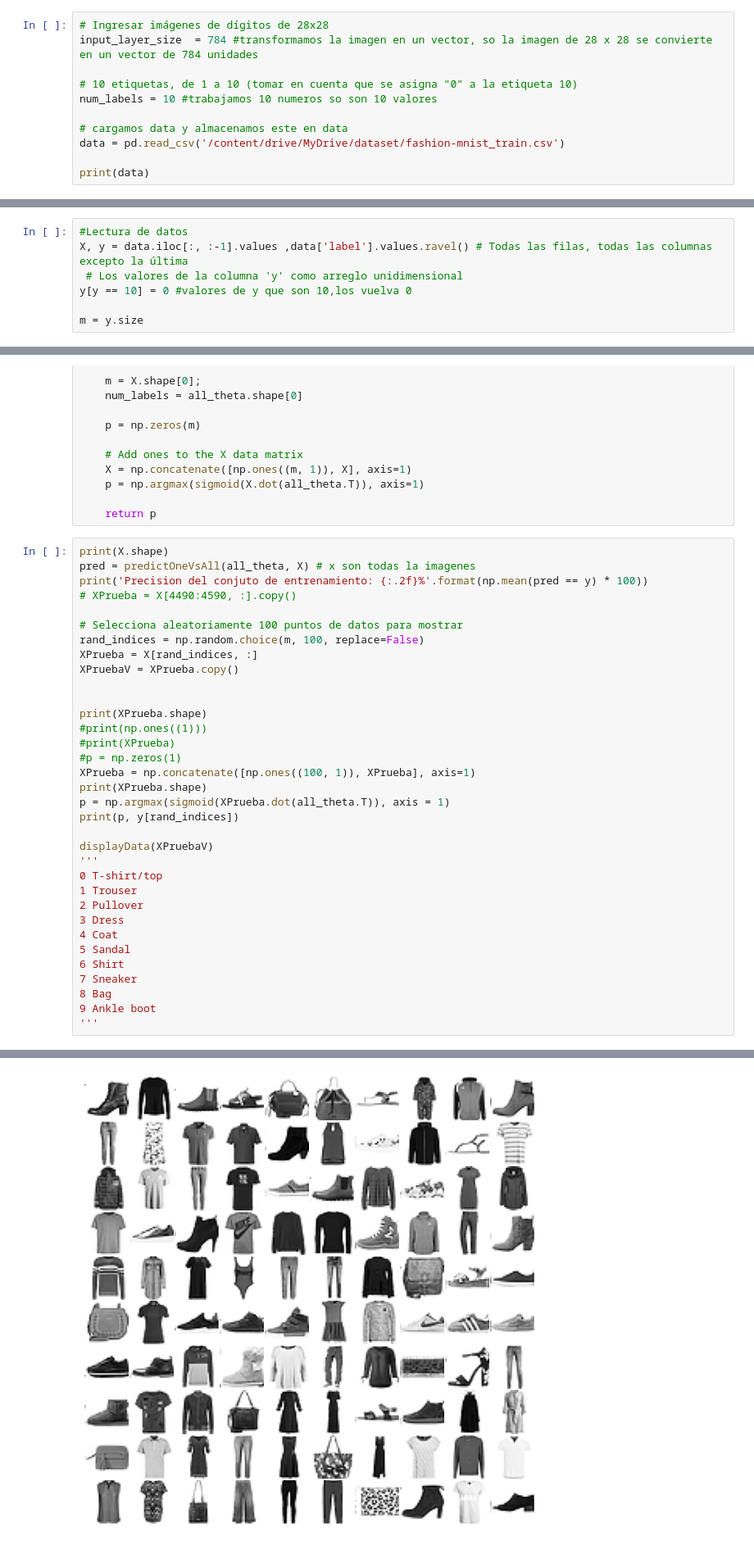
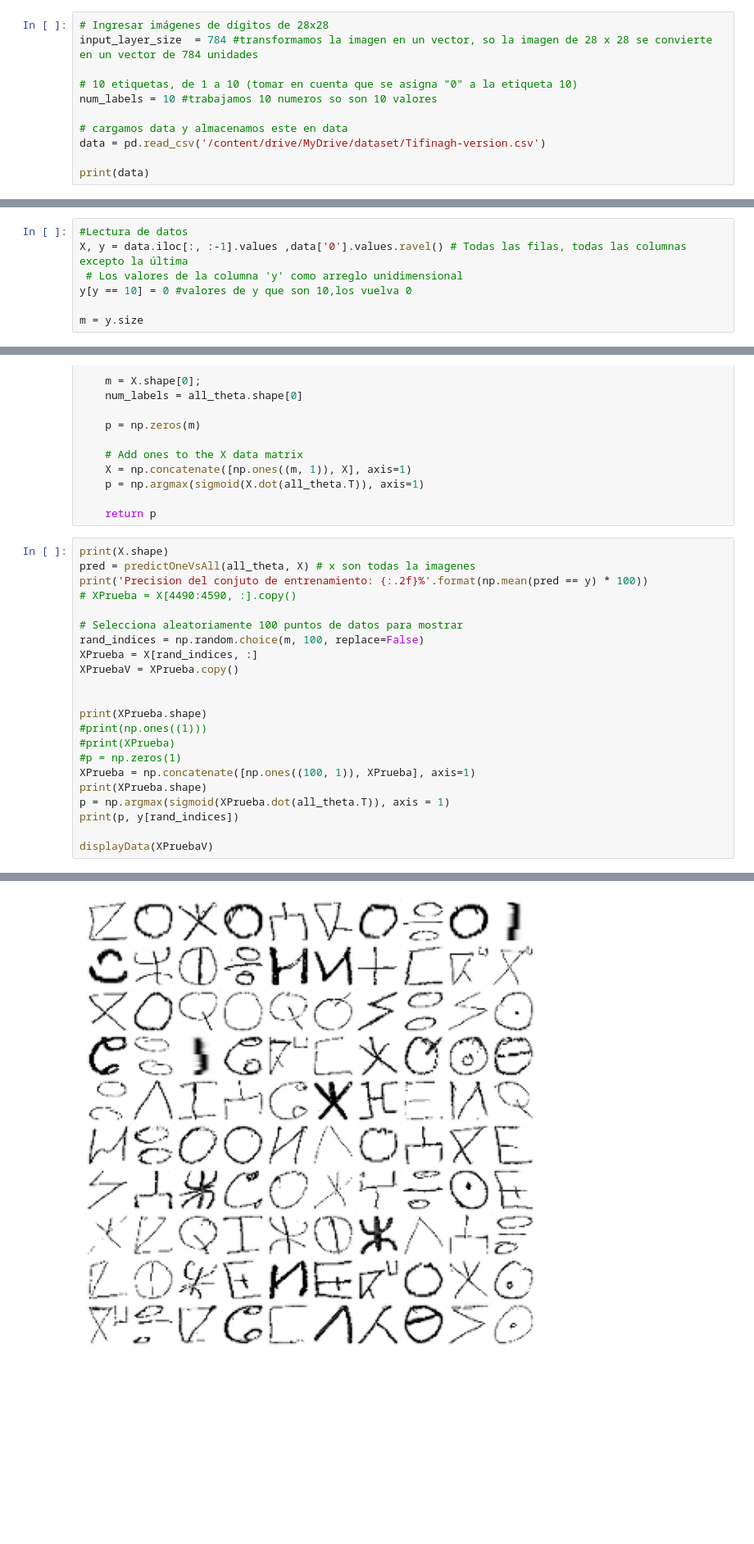
Before and after one commit to camiPadilla/SIS420CP, a Jupyter notebook: OneVsAll_Final.ipynb, the cells around one changed output, grey strips where cells are left out. Shown at 82% size. Cells and saved outputs as stored; diff of their text form; blank space fills up the shorter version.

```diff
--- a/OneVsAll_Final.ipynb
+++ b/OneVsAll_Final.ipynb
@@ -36,7 +36,7 @@ input_layer_size  = 784 #transformamos la imagen en un vector, so la imagen de 2
 num_labels = 10 #trabajamos 10 numeros so son 10 valores
 
 # cargamos data y almacenamos este en data
-data = pd.read_csv('/content/drive/MyDrive/dataset/fashion-mnist_train.csv')
+data = pd.read_csv('/content/drive/MyDrive/dataset/Tifinagh-version.csv')
 
 print(data)
 # %% [output]
@@ -76,6 +87,6 @@ data
 # %%
 #Lectura de datos
-X, y = data.iloc[:, :-1].values ,data['label'].values.ravel() # Todas las filas, todas las columnas excepto la última
+X, y = data.iloc[:, :-1].values ,data['0'].values.ravel() # Todas las filas, todas las columnas excepto la última
  # Los valores de la columna 'y' como arreglo unidimensional
 y[y == 10] = 0 #valores de y que son 10,los vuelva 0
 
@@ -305,16 +316,4 @@ p = np.argmax(sigmoid(XPrueba.dot(all_theta.T)), axis = 1)
 print(p, y[rand_indices])
 
 displayData(XPruebaV)
-'''
-0 T-shirt/top
-1 Trouser
-2 Pullover
-3 Dress
-4 Coat
-5 Sandal
-6 Shirt
-7 Sneaker
-8 Bag
-9 Ankle boot
-'''
 # %% [output]
@@ -330 +332 @@ Precision del conjuto de entrenamiento: 85.64%
-[figure, old version]
+[figure, new version]
```
Also changed, not shown: parts of 8 cells of this notebook.
